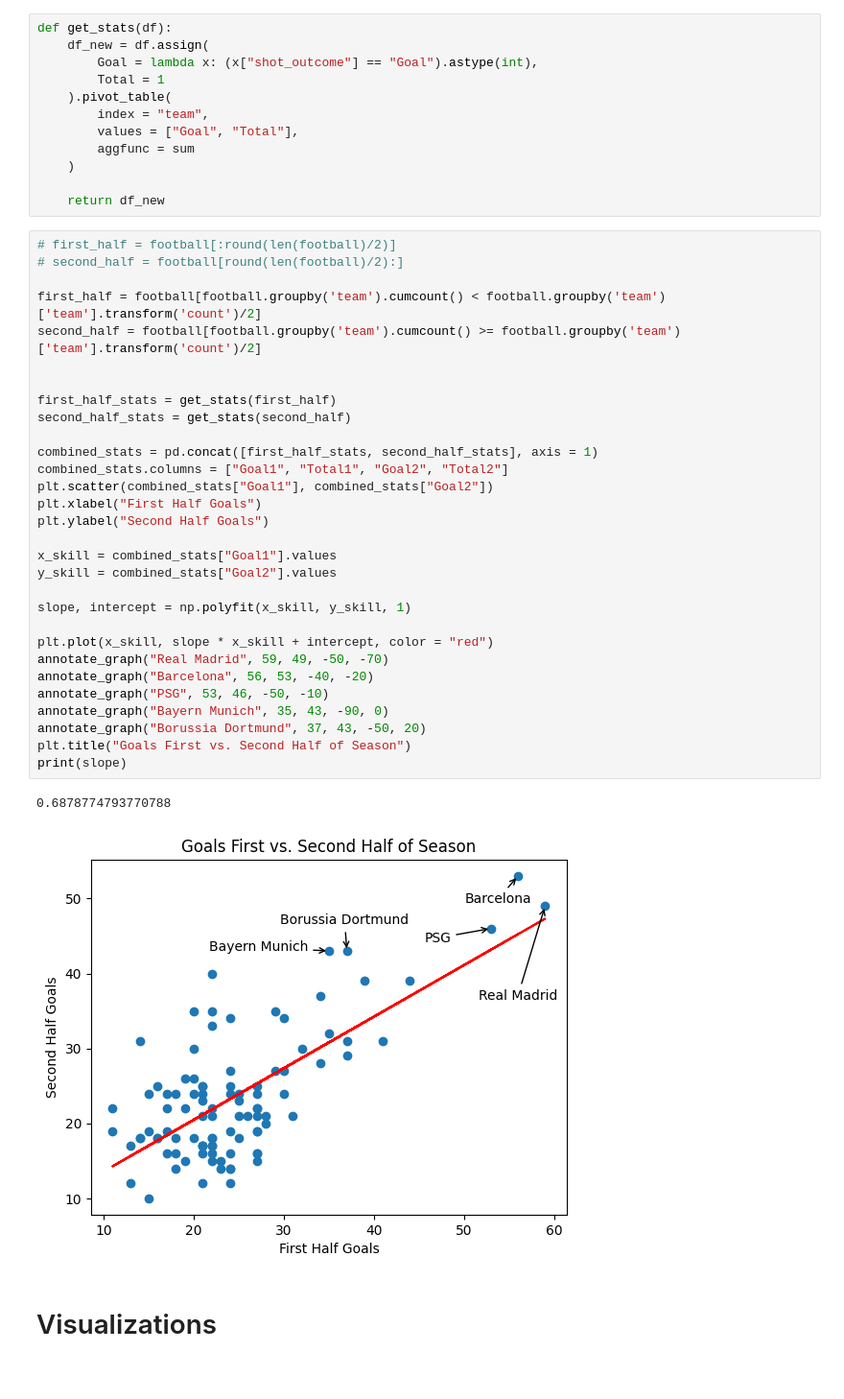
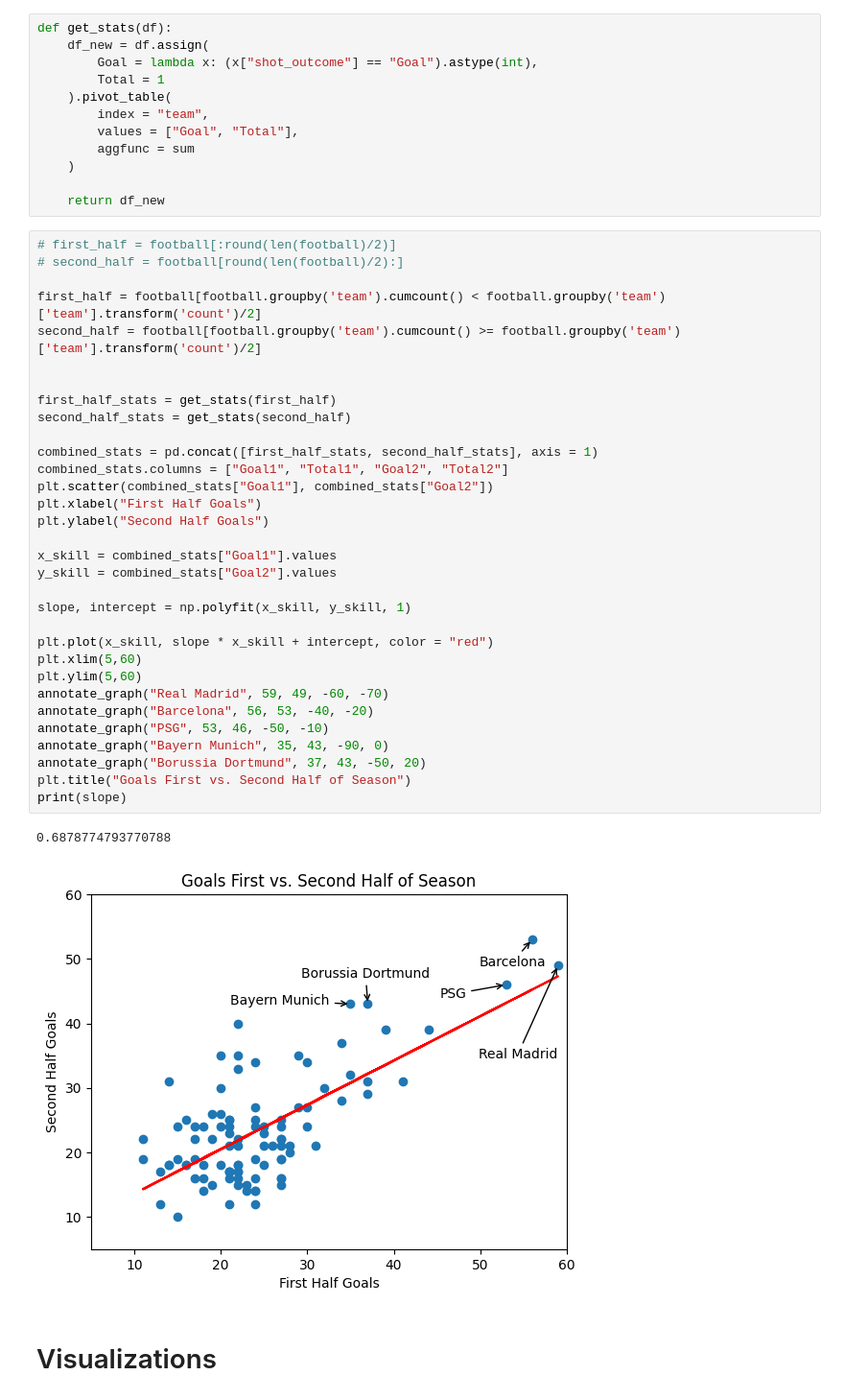
Before and after one commit to kaspar-soukup/expected_goals, a Jupyter notebook: Expected-Goals/notebooks/EDA.ipynb, the cells around one changed output. Shown at 96% size. Drawn from its saved outputs; the diff is of its cells as text.

```diff
--- a/Expected-Goals/notebooks/EDA.ipynb
+++ b/Expected-Goals/notebooks/EDA.ipynb
@@ -287,34 +287,36 @@ def get_stats(df):
 # first_half = football[:round(len(football)/2)]
 # second_half = football[round(len(football)/2):]
 
 first_half = football[football.groupby('team').cumcount() < football.groupby('team')['team'].transform('count')/2]
 second_half = football[football.groupby('team').cumcount() >= football.groupby('team')['team'].transform('count')/2]
 
 
 first_half_stats = get_stats(first_half)
 second_half_stats = get_stats(second_half)
 
 combined_stats = pd.concat([first_half_stats, second_half_stats], axis = 1)
 combined_stats.columns = ["Goal1", "Total1", "Goal2", "Total2"]
 plt.scatter(combined_stats["Goal1"], combined_stats["Goal2"])
 plt.xlabel("First Half Goals")
 plt.ylabel("Second Half Goals")
 
 x_skill = combined_stats["Goal1"].values
 y_skill = combined_stats["Goal2"].values
 
 slope, intercept = np.polyfit(x_skill, y_skill, 1)
 
 plt.plot(x_skill, slope * x_skill + intercept, color = "red")
-annotate_graph("Real Madrid", 59, 49, -50, -70)
+plt.xlim(5,60)
+plt.ylim(5,60)
+annotate_graph("Real Madrid", 59, 49, -60, -70)
 annotate_graph("Barcelona", 56, 53, -40, -20)
 annotate_graph("PSG", 53, 46, -50, -10)
 annotate_graph("Bayern Munich", 35, 43, -90, 0)
 annotate_graph("Borussia Dortmund", 37, 43, -50, 20)
 plt.title("Goals First vs. Second Half of Season")
 print(slope)
 # %% [output]
 0.6878774793770788
-[figure, old version]
+[figure, new version]
 # %% [markdown]
 # Visualizations
```
Also changed, not shown: parts of 3 cells of this notebook, 1 other file.
